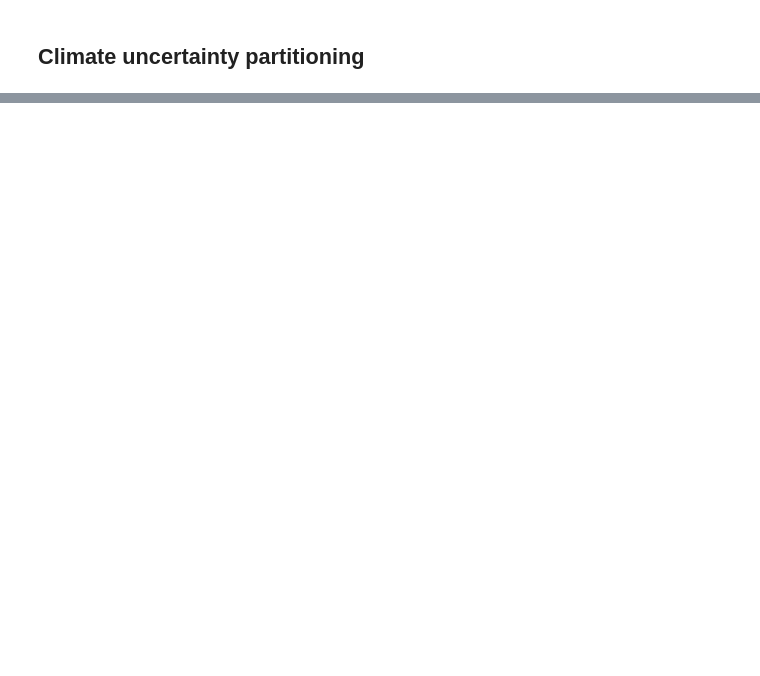
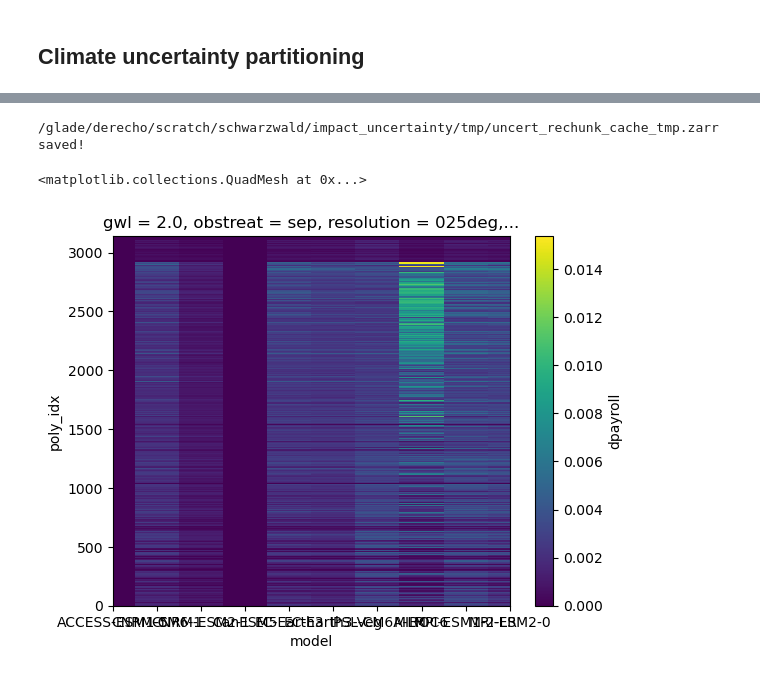
Before and after one commit to ks905383/impact_uncertainty, a Jupyter notebook: code/4_partition_uncertainties.ipynb, the cells around one changed output, grey strips where cells are left out. Saved outputs shown, nothing was run; the diff lists cells and outputs as text; code cells hidden in the pictures; blank space fills up the shorter version.

```diff
--- a/code/4_partition_uncertainties.ipynb
+++ b/code/4_partition_uncertainties.ipynb
@@ -143,7 +133,10 @@ for proc in params_proc:
         # Uncertainty partitioning over a balanced panel up to GWL 3
         #---------------------------
         max_gwl = 3
-        nruns = 13
+        if proc == 'payroll':
+            nruns = 10
+        else:
+            nruns = 13
 
         gwlmods = gwl_counter.sel(maxgwl=3)
         proc_mods = gwlmods.isel(model = gwlmods>=nruns).model.values
@@ -168,7 +161,10 @@ for proc in params_proc:
         # without MERRA2
         #---------------------------
         max_gwl = 3
-        nruns = 13
+        if proc == 'payroll':
+            nruns = 10
+        else:
+            nruns = 13
 
         gwlmods = gwl_counter.sel(maxgwl=3)
         proc_mods = gwlmods.isel(model = gwlmods>=nruns).model.values
@@ -309,0 +354,24 @@ Ensemble member ID
+# %%
+dss = dss.chunk({'poly_idx':50,'idv':-1,'proj_base':-1,'gwl':-1})
+
+# Save temporary rechunked file to make dask graphing more stable
+tmp_fn = dir_list['proc']+'tmp/uncert_rechunk_cache_tmp.zarr'
+utility_save(dss.reset_index('idv').drop_encoding(),tmp_fn,zarr_mode = 'w')
+dss = xr.open_zarr(tmp_fn).set_index(idv = ['model','exprun'])
+# %% [output]
+/glade/derecho/scratch/schwarzwald/impact_uncertainty/tmp/uncert_rechunk_cache_tmp.zarr saved!
+# %%
+# Figure out how many BCD-ME members reach a given GWL
+gwl_counter = dss.maxgwl.load().reset_index('idv').groupby(['model','maxgwl']).count()
+gwl_counter = gwl_counter.sel(maxgwl = gwl_counter.maxgwl.values[::-1]).cumsum('maxgwl')
+#print(gwl_counter)
+
+uncerts_all = []
+#---------------------------
+# Uncertainty partitioning over all runs
+#---------------------------
+dss_tmp = dss.unstack('idv')['d'+proc]
+dss_tmp = dss_tmp.chunk({'model':-1,'exprun':-1})
+# %%
+a = dss_tmp.sel(resolution='025deg',timeframe='1986-2008',obstreat='sep',weighting='pop')
+a = a.load()
@@ -309,0 +397,5 @@ Ensemble member ID
+# %%
+np.sqrt(a.var('proj_base').mean('exprun').reset_index(['poly_idx','model'])).plot()
+# %% [output]
+<matplotlib.collections.QuadMesh at 0x...>
+[figure, added]
```
Also changed, not shown: parts of 15 cells of this notebook, 26 other files.
